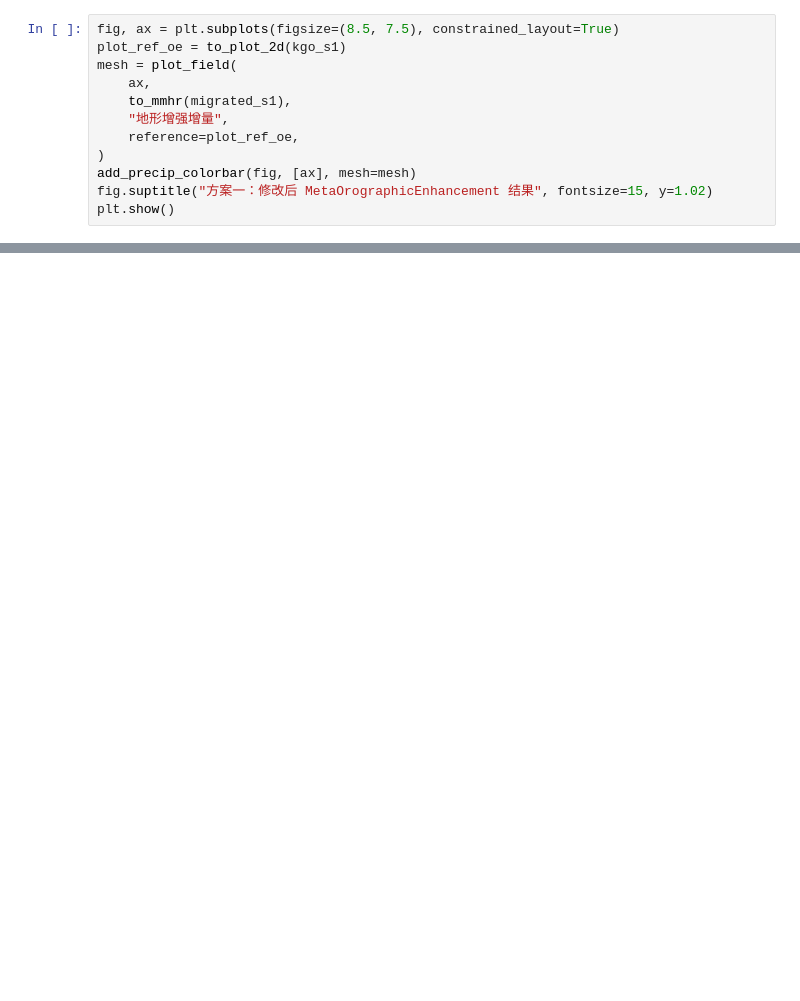
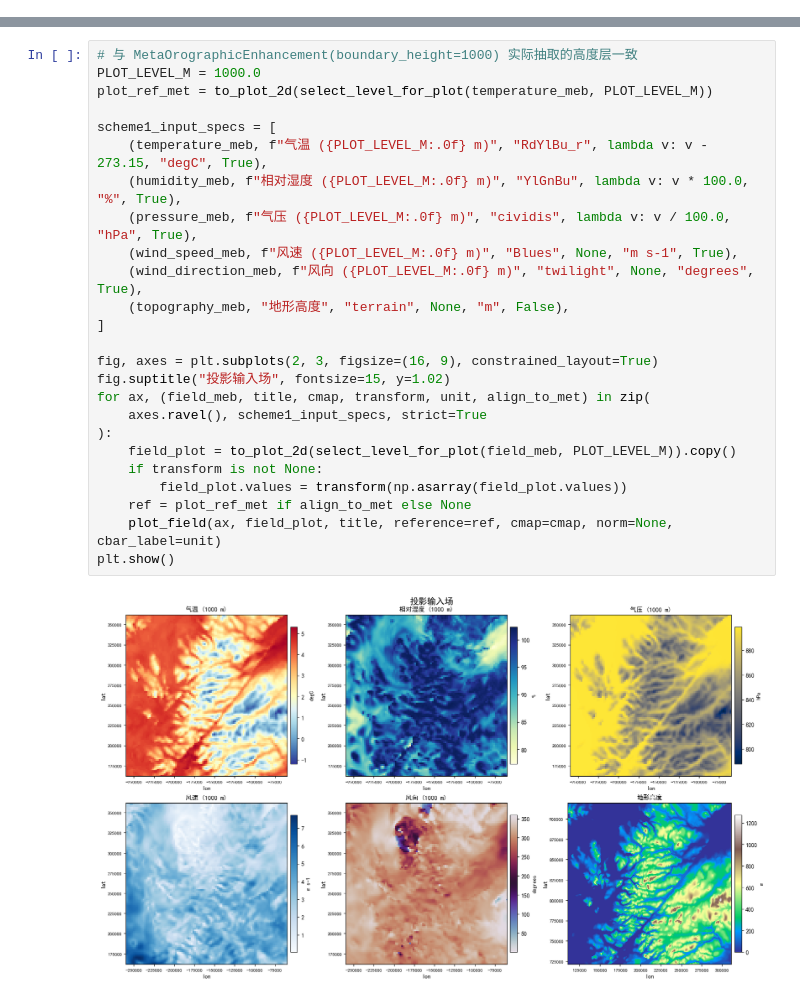
Before and after one commit to guoyunqian/NIMM_pip_repos, a Jupyter notebook: 00temp/orographic_precipitation_downscaling/nbs/orographic_enhancement_validation.ipynb, the cells around one changed output, grey strips where cells are left out. Drawn from its saved outputs; the diff is of its cells as text; blank space fills up the shorter version.

```diff
--- a/00temp/orographic_precipitation_downscaling/nbs/orographic_enhancement_validation.ipynb
+++ b/00temp/orographic_precipitation_downscaling/nbs/orographic_enhancement_validation.ipynb
@@ -528,12 +0,0 @@ plot_precip_triplet(
-# %%
-fig, ax = plt.subplots(figsize=(8.5, 7.5), constrained_layout=True)
-plot_ref_oe = to_plot_2d(kgo_s1)
-mesh = plot_field(
-    ax,
-    to_mmhr(migrated_s1),
-    "地形增强增量",
-    reference=plot_ref_oe,
-)
-add_precip_colorbar(fig, [ax], mesh=mesh)
-fig.suptitle("方案一：修改后 MetaOrographicEnhancement 结果", fontsize=15, y=1.02)
-plt.show()
@@ -897,0 +385,27 @@ plot_precip_triplet(
+# %%
+# 与 MetaOrographicEnhancement(boundary_height=1000) 实际抽取的高度层一致
+PLOT_LEVEL_M = 1000.0
+plot_ref_met = to_plot_2d(select_level_for_plot(temperature_meb, PLOT_LEVEL_M))
+
+scheme1_input_specs = [
+    (temperature_meb, f"气温 ({PLOT_LEVEL_M:.0f} m)", "RdYlBu_r", lambda v: v - 273.15, "degC", True),
+    (humidity_meb, f"相对湿度 ({PLOT_LEVEL_M:.0f} m)", "YlGnBu", lambda v: v * 100.0, "%", True),
+    (pressure_meb, f"气压 ({PLOT_LEVEL_M:.0f} m)", "cividis", lambda v: v / 100.0, "hPa", True),
+    (wind_speed_meb, f"风速 ({PLOT_LEVEL_M:.0f} m)", "Blues", None, "m s-1", True),
+    (wind_direction_meb, f"风向 ({PLOT_LEVEL_M:.0f} m)", "twilight", None, "degrees", True),
+    (topography_meb, "地形高度", "terrain", None, "m", False),
+]
+
+fig, axes = plt.subplots(2, 3, figsize=(16, 9), constrained_layout=True)
+fig.suptitle("投影输入场", fontsize=15, y=1.02)
+for ax, (field_meb, title, cmap, transform, unit, align_to_met) in zip(
+    axes.ravel(), scheme1_input_specs, strict=True
+):
+    field_plot = to_plot_2d(select_level_for_plot(field_meb, PLOT_LEVEL_M)).copy()
+    if transform is not None:
+        field_plot.values = transform(np.asarray(field_plot.values))
+    ref = plot_ref_met if align_to_met else None
+    plot_field(ax, field_plot, title, reference=ref, cmap=cmap, norm=None, cbar_label=unit)
+plt.show()
+# %% [output]
+[figure, added]
```
Also changed, not shown: parts of 45 cells of this notebook, 22 other files.
